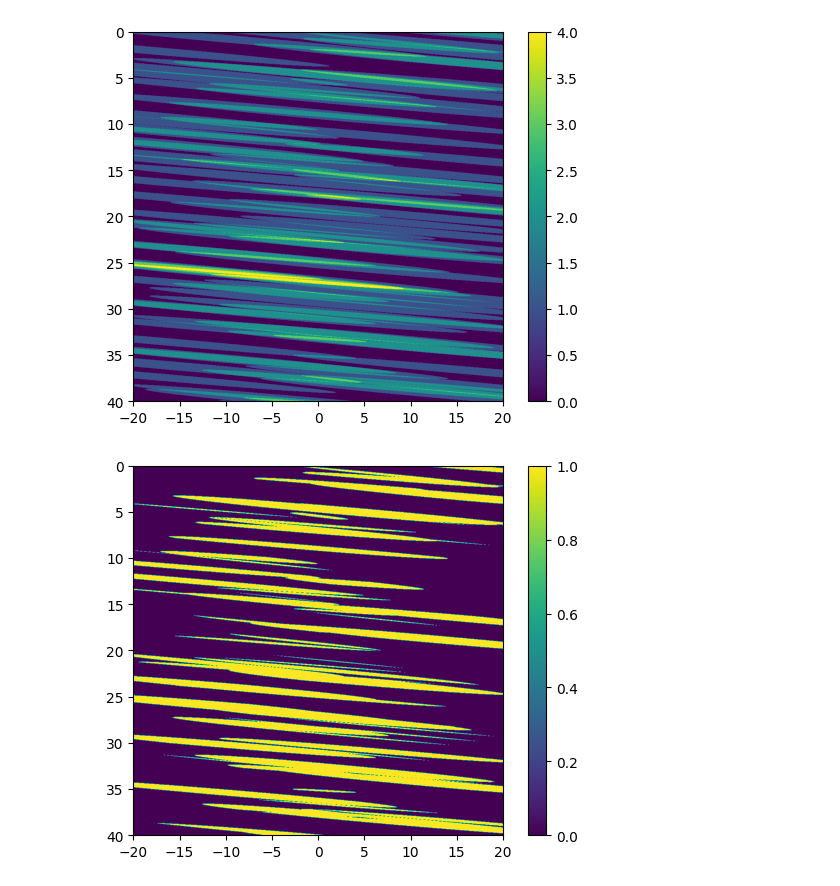
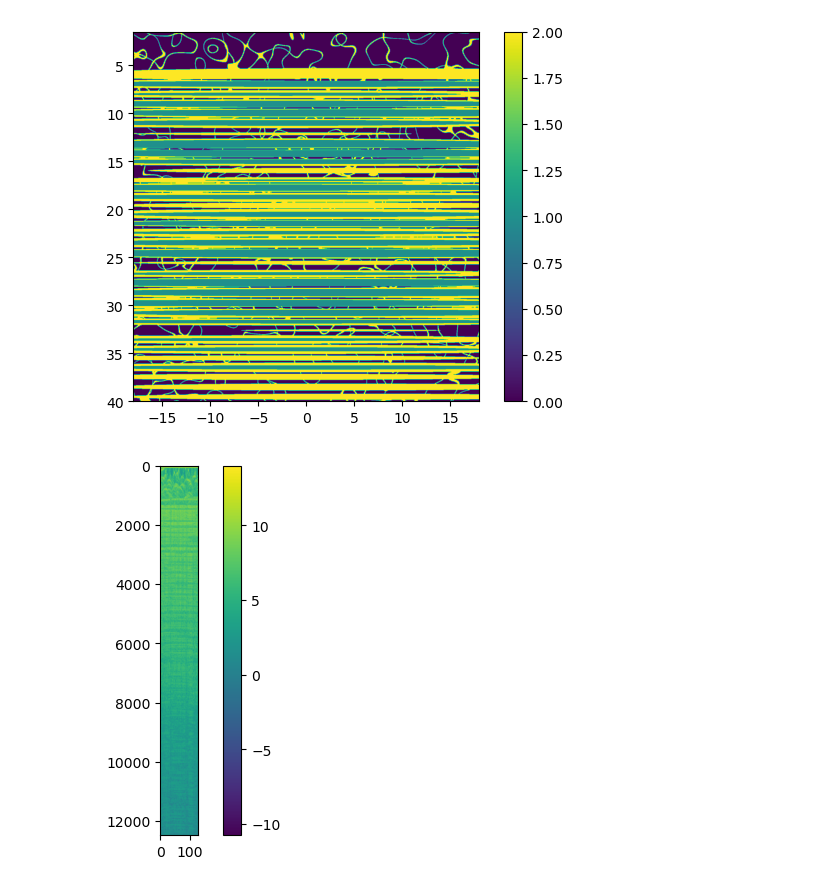
Before and after one commit to wewightman/fullwavefinal, a Jupyter notebook: devsegmentation.ipynb, the cells around one changed output. Saved outputs shown, nothing was run; the diff lists cells and outputs as text; code cells hidden in the pictures.

Commit message:
Made Prelim figures

```diff
--- a/devsegmentation.ipynb
+++ b/devsegmentation.ipynb
@@ -41,30 +7,23 @@ plt.show()
-# %%
-N = 200
-rng = np.random.default_rng()
-dz_c = rng.normal(500E-6, 100E-6, N)
-dz_c[dz_c<50E-6] = 50E-6
-z_c = np.cumsum(dz_c) - 10E-3
-x_c = rng.uniform(-20E-3, 20E-3, N)
-r = rng.normal(400E-6, 30E-6, N)
-r[r<100E-6] = 100E-6
-
-fmap = np.zeros(points.shape[1])
-for ind in range(N):
-    fmap += gf.gengeneral(points, gf.sphere, [20E-3, 1E-3, r[ind]], [0, np.pi/36, 0], [x_c[ind], 0, z_c[ind]])
-
-fmap = fmap.reshape((Nx, Nz)).T
-
-extent = 1E3*np.array([xmin, xmax, zmax, zmin])
-
-plt.figure()
-plt.imshow(fmap, extent=extent)
-plt.colorbar()
-plt.show()
-fmap2 = fmap>1
-plt.figure()
-plt.imshow(fmap2, extent=extent)
-plt.colorbar()
-plt.show()
-# %% [output]
-[figure, removed]
-[figure, removed]
+# %%
+mapfile = np.fromfile("map.bin", dtype=np.int8).reshape((1545,1621)).T
+
+extent = 1E3*np.array([0-18.73E-3, 1545*1540/(12*5.2E6)-18.73E-3, 1621*1540/(12*5.2E6), 0])
+
+plt.figure()
+plt.imshow(mapfile, extent=extent)
+plt.xlim(-18, 18)
+plt.ylim(40, 1.5)
+plt.colorbar()
+plt.show()
+# %% [output]
+[figure, added]
+# %%
+bindata = np.fromfile("exfiles/deg0.bin", dtype=np.double)
+bindata = bindata.reshape((128,-1)).T
+
+plt.figure()
+plt.imshow(np.log(np.abs(bindata)), aspect=0.1)
+plt.colorbar()
+plt.show()
+# %% [output]
+[figure, added]
```
Also changed, not shown: parts of 8 cells of this notebook.
